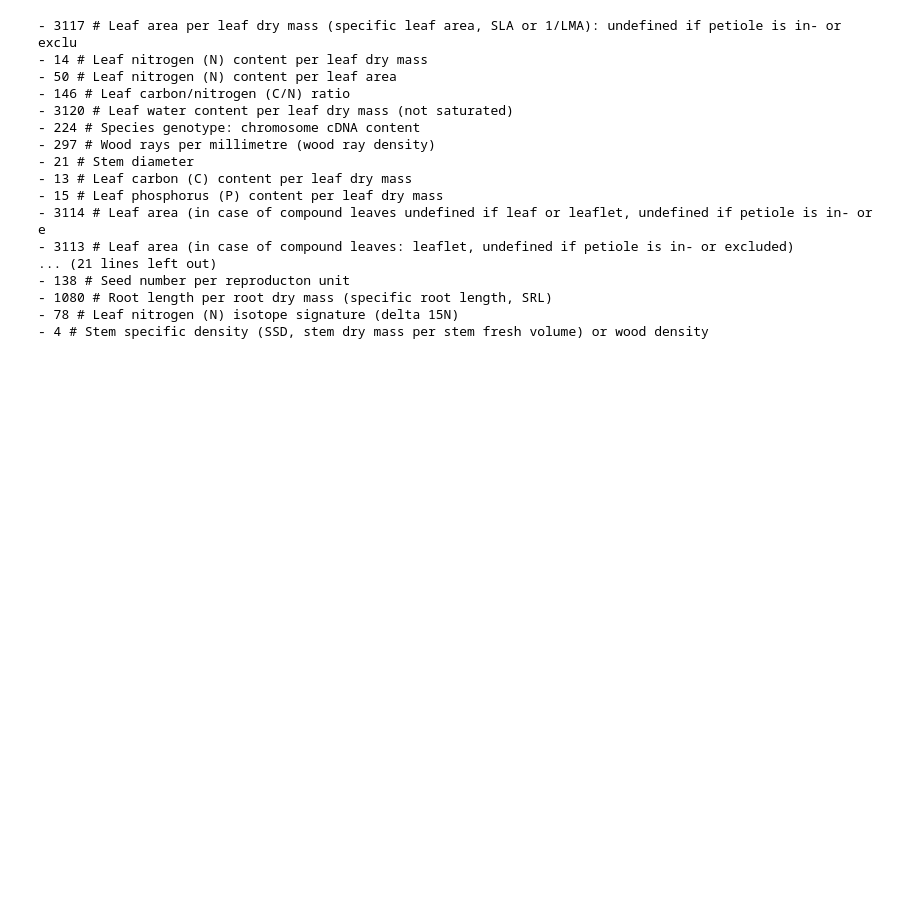
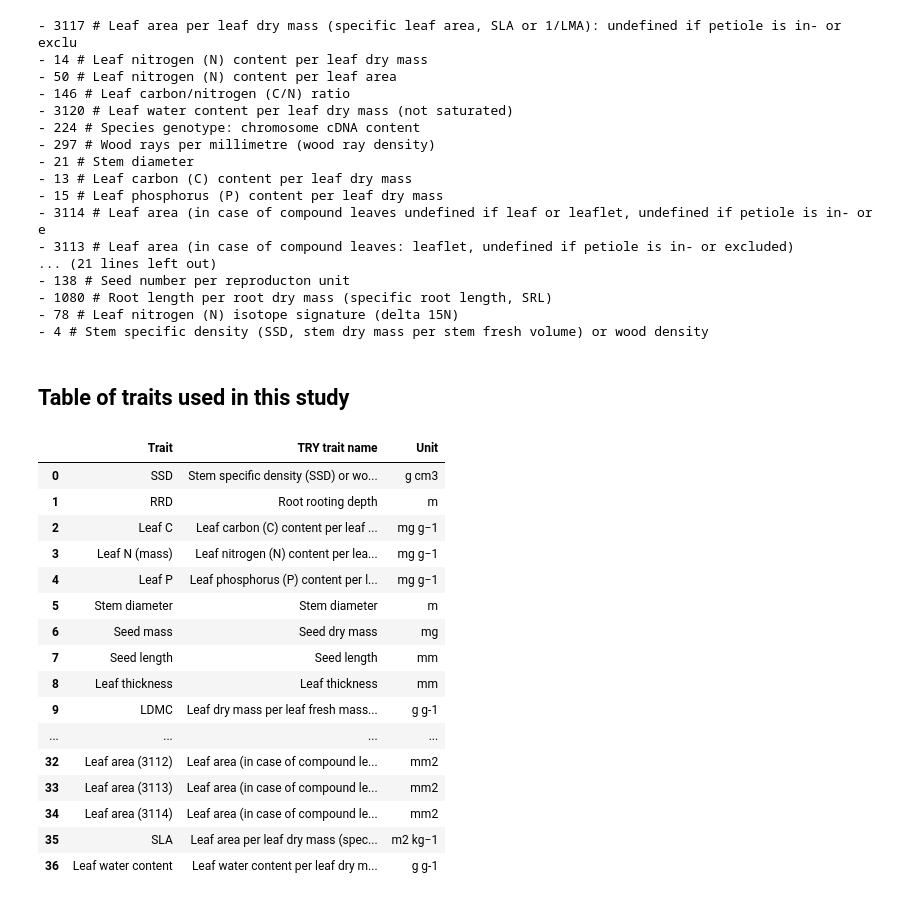
Before and after one commit to GeoSense-Freiburg/cit-sci-traits, a Jupyter notebook: notebooks/0-1_global_trait_data/0-1-3-1_explore_TRY6.ipynb, the cells around one changed output. Drawn from its saved outputs; the diff is of its cells as text; code cells hidden in the pictures; blank space fills up the shorter version.

Commit message:
add trait table generation

```diff
--- a/notebooks/0-1_global_trait_data/0-1-3-1_explore_TRY6.ipynb
+++ b/notebooks/0-1_global_trait_data/0-1-3-1_explore_TRY6.ipynb
@@ -231,11 +233,16 @@ ttable.head()
 | 3 | 829 | Bark carbon (C) isotope signature... | 13 | 13.0 | 1 |
 | 4 | 830 | Bark carbon/nitrogen (C/N) ratio | 13 | 13.0 | 1 |
 # %%
+from src.utils.trait_utils import get_trait_number_from_id
+
+
 cols = [col for col in df.columns if col.startswith("X.")]
 
+used_traits = []
 for col in cols:
     num = get_trait_number_from_id(col)
     name = ttable.loc[ttable["TraitID"] == int(num), "Trait"].values[0]
+    used_traits.append(num)
     print(f"- {num} # {name}")
 # %% [output]
 - 3117 # Leaf area per leaf dry mass (specific leaf area, SLA or 1/LMA): undefined if petiole is in- or exclu
@@ -255,3 +262,43 @@ for col in cols:
 - 1080 # Root length per root dry mass (specific root length, SRL)
 - 78 # Leaf nitrogen (N) isotope signature (delta 15N)
 - 4 # Stem specific density (SSD, stem dry mass per stem fresh volume) or wood density
+# %% [markdown]
+## Table of traits used in this study
+# %%
+import json
+import pandas as pd
+
+with open("/home/dl1070/projects/cit-sci-traits/reference/trait_mapping.json") as f:
+    mapping = json.load(f)
+
+mapping_df = pd.DataFrame(
+    [
+        {
+            # "TRY ID": f"X{k}",
+            "Trait": v["short"],
+            "TRY trait name": v["long"],
+            "Unit": v["unit"],
+        }
+        for k, v in mapping.items()
+        if k in used_traits
+    ]
+)
+mapping_df
+# %% [output]
+|  | Trait | TRY trait name | Unit |
+| 0 | SSD | Stem specific density (SSD) or wo... | g cm3 |
+| 1 | RRD | Root rooting depth | m |
+| 2 | Leaf C | Leaf carbon (C) content per leaf ... | mg g−1 |
+| 3 | Leaf N (mass) | Leaf nitrogen (N) content per lea... | mg g−1 |
+| 4 | Leaf P | Leaf phosphorus (P) content per l... | mg g−1 |
+| 5 | Stem diameter | Stem diameter | m |
+| 6 | Seed mass | Seed dry mass | mg |
+| 7 | Seed length | Seed length | mm |
+| 8 | Leaf thickness | Leaf thickness | mm |
+| 9 | LDMC | Leaf dry mass per leaf fresh mass... | g g-1 |
+| ... | ... | ... | ... |
+| 32 | Leaf area (3112) | Leaf area (in case of compound le... | mm2 |
+| 33 | Leaf area (3113) | Leaf area (in case of compound le... | mm2 |
+| 34 | Leaf area (3114) | Leaf area (in case of compound le... | mm2 |
+| 35 | SLA | Leaf area per leaf dry mass (spec... | m2 kg−1 |
+| 36 | Leaf water content | Leaf water content per leaf dry m... | g g-1 |
```
Also changed, not shown: parts of 2 cells of this notebook.
